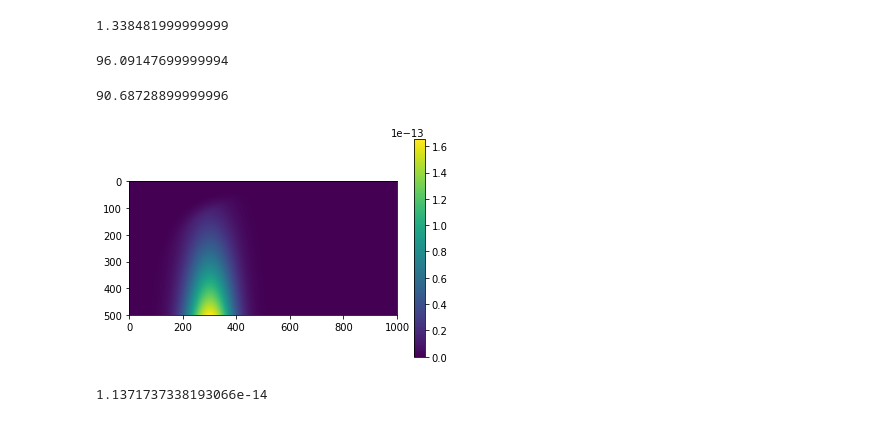
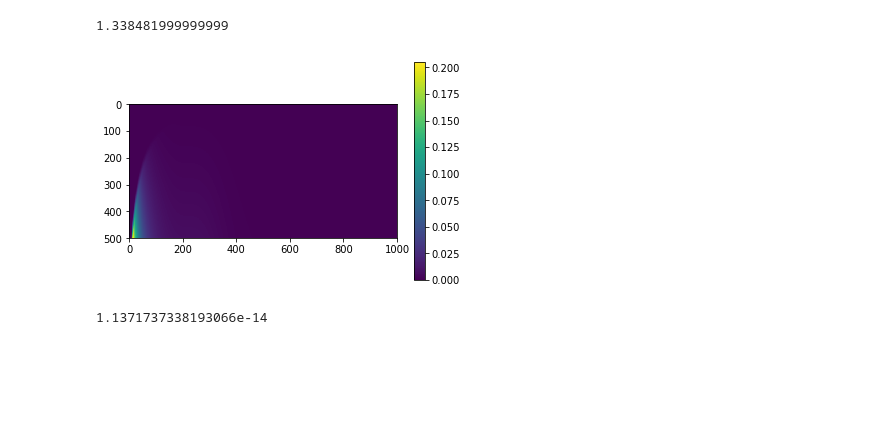
Before and after one commit to andrea0292/Event-Rate-GW, a Jupyter notebook: Check_Stas_Laura.ipynb, the cells around one changed output. Cells and saved outputs as stored; diff of their text form; code cells hidden in the pictures; blank space fills up the shorter version.

Commit message:
Working power law population
Fixed typo in power law function, new function to compute median (and 90% CI) over Poisson and population uncertainty for power law

```diff
--- a/Check_Stas_Laura.ipynb
+++ b/Check_Stas_Laura.ipynb
@@ -93,8 +125,10 @@ for i,ff in enumerate(filenames):
         #print(f.keys())
         #print(mass_ppd.shape)
         #plt.scatter(mass_ppd[0,:], mass_ppd[1,:], s=1)
-    plt.imshow(mass_ppd)#,  #extent=[0.1,1,3,100]);
-    plt.colorbar()
+    #plt.imshow(mass_ppd, extent=[0.1,1,3,100]);
+    #plt.colorbar()
         #plt.xticks(np.arange(3, 100, 10))
+    X, Y = np.mgrid[0.1:1:0.9/500, 3:100:97./1000]
+    plt.pcolor(X, Y, mass_ppd)
     plt.show()
 # %% [output]
@@ -102,31 +135,0 @@ for i,ff in enumerate(filenames):
-# %%
-# Power law + peak mass model (c) from https://dcc.ligo.org/public/0166/P2000077/011/main.pdf
-#
-def powerlawq(q,beta,mmin,m1,delta_m):
-    m2 = m1*q
-    if mmin < m2 < m1:
-        return q**beta * smoothing(m1*q, mmin, delta_m)
-    else:
-        return 0
-
-def shiftfunc(mp, delta):
-    return exp(delta/mp + delta / (mp-delta))
-
-def smoothing(m1, mmin, delta_m):
-    if m1 < mmin:
-        S = 0
-    elif mmin <= m1 <= mmin + delta_m:
-        S = 1./(shiftfunc(m1-mmin,delta_m) + 1)
-    elif m1 >= mmin + delta_m:
-        S = 1
-    return S
-
-def powerlawm1(m1,lam,alpha,mmin,delta_m,mmax,mpp,sigmapp):
-    prefpower = (1-lam) * scipy.stats.powerlaw.pdf(1/m1, alpha, 0, mmax)
-    prefpeak = lam * scipy.stats.norm.pdf(m1, mpp, sigmapp)
-    S = smoothing(m1, mmin, delta_m)
-
-    return S * prefpower * prefpeak
-
-def powerlawpeak_dist(q,m1,lam,alpha,beta,mmin,delta_m,mmax,mpp,sigmapp):
-    return powerlawq(q,beta,mmin,m1,delta_m) * powerlawm1(m1,lam,alpha,mmin,delta_m,mmax,mpp,sigmapp)
@@ -178,39 +211,6 @@ elapsed_time = time.process_time() - t
 print(elapsed_time)
 # %% [output]
 1.338481999999999
-# %%
-# test casting
-
-#samples_pop=plpeak_jf['posterior']['content']
-#size_samples_pop=len(samples_pop['rate'])
-#N_pop_samples =100
-#sample_inds=np.random.randint(size_samples_pop,size=N_pop_samples)
-index_p= 0
-
-t = time.process_time()
-test=[[powerlawpeak_dist(x, y,samples_pop['lam'][index_p],samples_pop['alpha'][index_p],samples_pop['beta'][index_p],samples_pop['mmin'][index_p],samples_pop['delta_m'][index_p],samples_pop['mmax'][index_p],samples_pop['mpp'][index_p],samples_pop['sigpp'][index_p])
-        for x in mass_ratio] for y in mass_1]
-elapsed_time = time.process_time() - t
-print(elapsed_time)
-# %% [output]
-96.09147699999994
-# %%
-#test vect
-
-#samples_pop=plpeak_jf['posterior']['content']
-#size_samples_pop=len(samples_pop['rate'])
-#N_pop_samples =100
-#sample_inds=np.random.randint(size_samples_pop,size=N_pop_samples)
-powerlawpeak_dist_v=np.vectorize(powerlawpeak_dist)
-index_p= 0
-
-t = time.process_time()
-test_v=powerlawpeak_dist_v(mass_ratio[:,np.newaxis], mass_1,samples_pop['lam'][index_p],samples_pop['alpha'][index_p],samples_pop['beta'][index_p],samples_pop['mmin'][index_p],samples_pop['delta_m'][index_p],samples_pop['mmax'][index_p],samples_pop['mpp'][index_p],samples_pop['sigpp'][index_p])
-
-elapsed_time = time.process_time() - t
-print(elapsed_time)
-# %% [output]
-90.68728899999996
 # %%
 #put rates in an array
 
@@ -225,14 +225,14 @@ pickle.dump( rates_pops, open( "samples_rates_massmodel_c.pkl", "wb" ) )
 # %%
 #read from pickle
 
-new_pops = pickle.load( open( "samples_massmodel_c.pkl", "rb" ) )
-rates_pops = pickle.load( open( "samples_rates_massmodel_c.pkl", "rb" ) )
+#new_pops = pickle.load( open( "samples_massmodel_c.pkl", "rb" ) )
+#rates_pops = pickle.load( open( "samples_rates_massmodel_c.pkl", "rb" ) )
 # %%
-plt.imshow(new_pops[0,:,:])
+plt.imshow(new_pops[7,:,:])
 plt.colorbar()
 plt.show()
 # %% [output]
-[figure, old version]
+[figure, new version]
 # %%
 import cmath
 # we work in geometrized units
```
Also changed, not shown: parts of 57 cells of this notebook.
